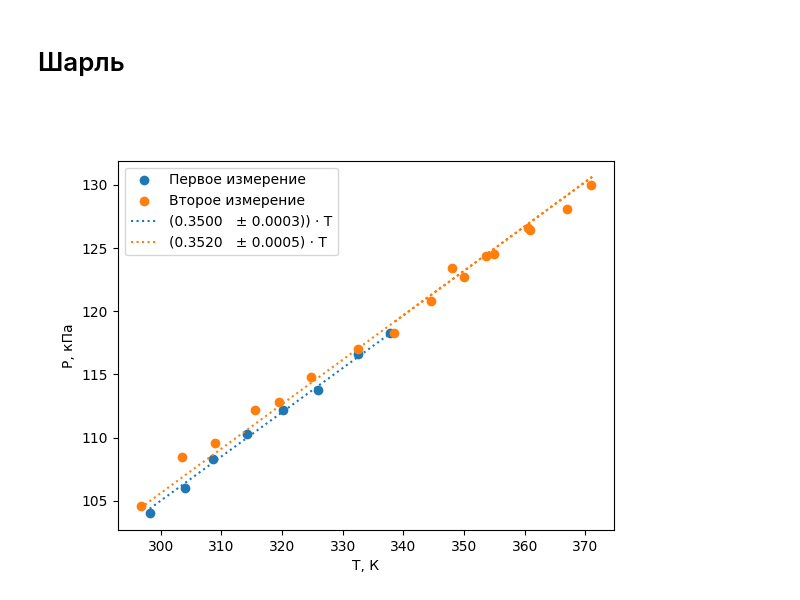
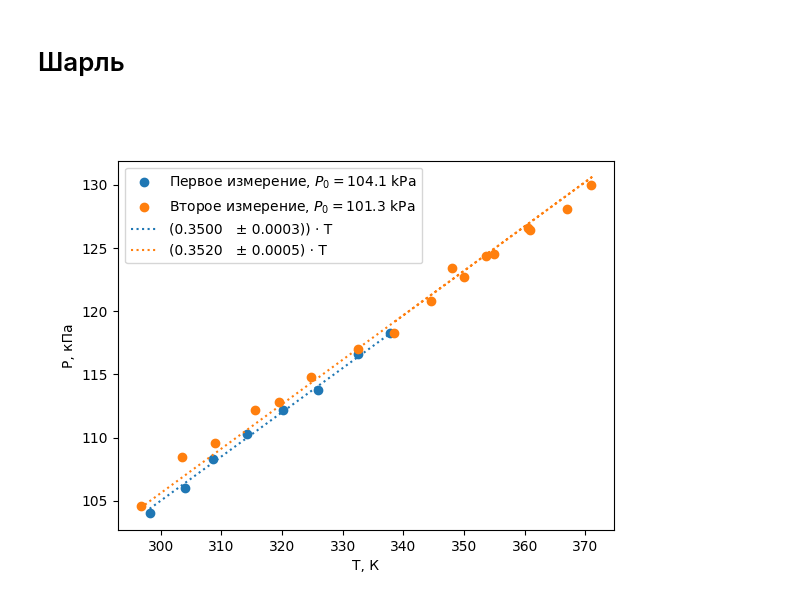
Before and after one commit to sitandr/lab, a Jupyter notebook: second amendment/Untitled.ipynb, the cells around one changed output. Cells and saved outputs as stored; diff of their text form; code cells hidden in the pictures.

```diff
--- a/second amendment/Untitled.ipynb
+++ b/second amendment/Untitled.ipynb
@@ -95,19 +95,19 @@ plt.savefig("lineGL.png")
 # Шарль
 # %%
 %matplotlib widget
-plt.scatter(d2['T'], d2['P'], label="Первое измерение")
-plt.scatter(d3['T'], d3['P'], label="Второе измерение")
+plt.scatter(d2['T'], d2['P'], label="Первое измерение, $P_0 = 104.1$ kPa")
+plt.scatter(d3['T'], d3['P'], label="Второе измерение, $P_0 = 101.3$ kPa")
 plt.xlabel('T, К')
 plt.ylabel('P, кПа')
 
 f = lambda T, A: A*T
 res2, err2 = curve_fit(f, d2['T'], d2['P'])
 plt.plot(d2['T'], f(d2['T'], *res2), ':', label=f"({'{:.4f}'.format(round(res2[0], 4))}   ± {round(np.sqrt(np.diag(err2))[0], 4)})) · T")
 
 f = lambda T, A: A*T
 res3, err3 = curve_fit(f, d3['T'], d3['P'])
 plt.plot(d3['T'], f(d3['T'], *res3), ':', label=f"({'{:.4f}'.format(round(res3[0], 4))}   ± {round(np.sqrt(np.diag(err3))[0], 4)}) · T")
 plt.legend()
 plt.savefig("Sh.png")
 # %% [output]
-[figure, old version]
+[figure, new version]
```
Also changed, not shown: parts of 2 cells of this notebook, 4 other files.
